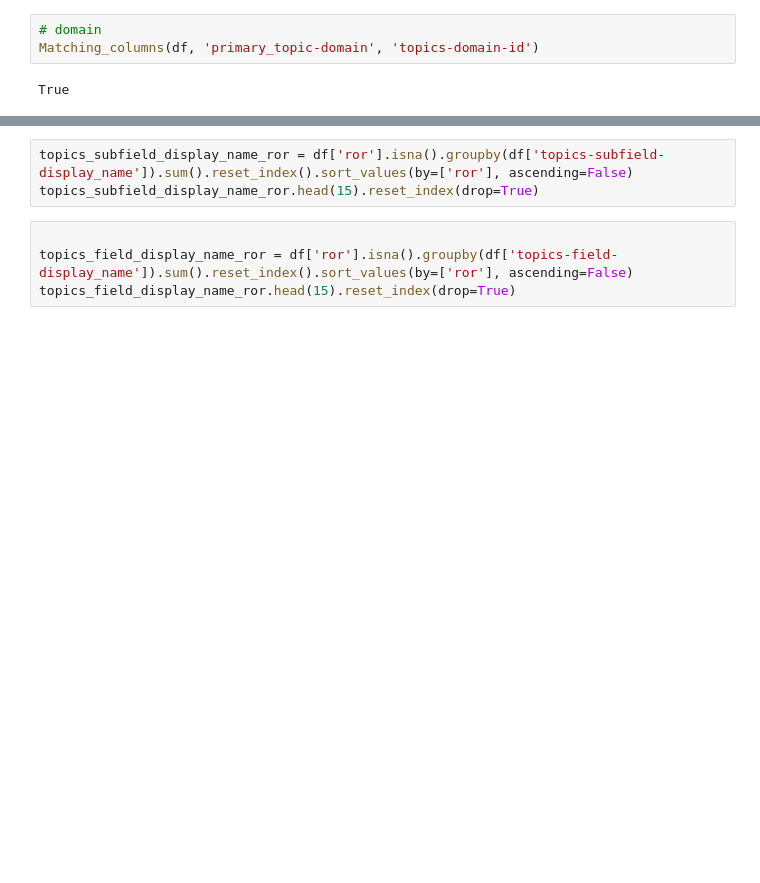
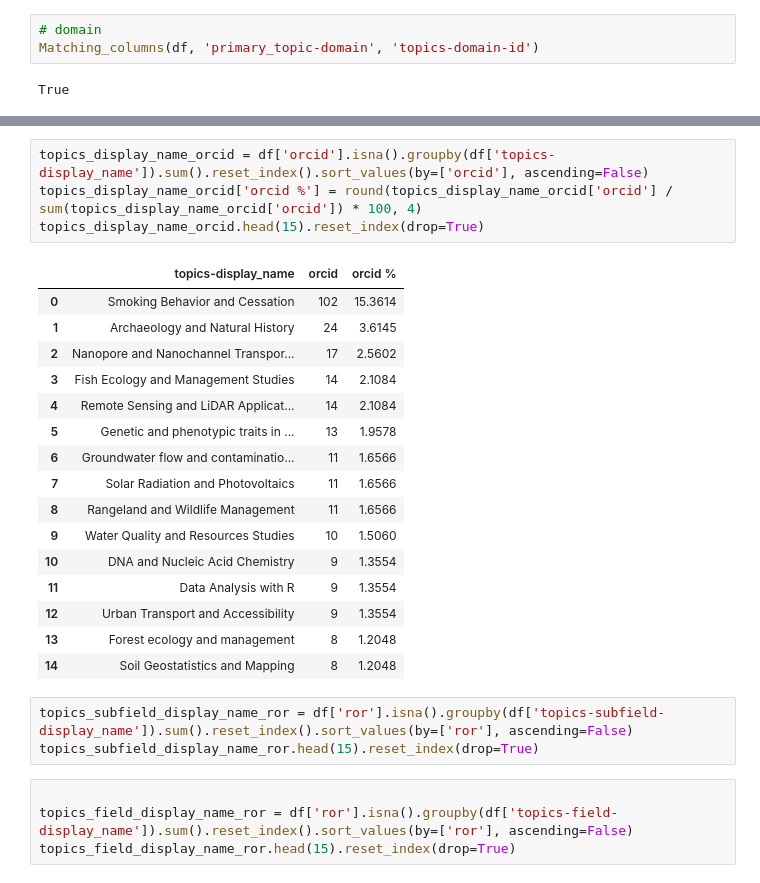
Before and after one commit to senderrr/OpenAlex, a Jupyter notebook: OpenAlexSourceVisuals.ipynb, the cells around one changed output, grey strips where cells are left out. Drawn from its saved outputs; the diff is of its cells as text; blank space fills up the shorter version.

```diff
--- a/OpenAlexSourceVisuals.ipynb
+++ b/OpenAlexSourceVisuals.ipynb
@@ -70,3 +128,24 @@ topics_display_name_ror.head(15).reset_index(drop=True)
+# %%
+topics_display_name_orcid = df['orcid'].isna().groupby(df['topics-display_name']).sum().reset_index().sort_values(by=['orcid'], ascending=False)
+topics_display_name_orcid['orcid %'] = round(topics_display_name_orcid['orcid'] / sum(topics_display_name_orcid['orcid']) * 100, 4)
+topics_display_name_orcid.head(15).reset_index(drop=True)
+# %% [output]
+|  | topics-display_name | orcid | orcid % |
+| 0 | Smoking Behavior and Cessation | 102 | 15.3614 |
+| 1 | Archaeology and Natural History | 24 | 3.6145 |
+| 2 | Nanopore and Nanochannel Transpor... | 17 | 2.5602 |
+| 3 | Fish Ecology and Management Studies | 14 | 2.1084 |
+| 4 | Remote Sensing and LiDAR Applicat... | 14 | 2.1084 |
+| 5 | Genetic and phenotypic traits in ... | 13 | 1.9578 |
+| 6 | Groundwater flow and contaminatio... | 11 | 1.6566 |
+| 7 | Solar Radiation and Photovoltaics | 11 | 1.6566 |
+| 8 | Rangeland and Wildlife Management | 11 | 1.6566 |
+| 9 | Water Quality and Resources Studies | 10 | 1.5060 |
+| 10 | DNA and Nucleic Acid Chemistry | 9 | 1.3554 |
+| 11 | Data Analysis with R | 9 | 1.3554 |
+| 12 | Urban Transport and Accessibility | 9 | 1.3554 |
+| 13 | Forest ecology and management | 8 | 1.2048 |
+| 14 | Soil Geostatistics and Mapping | 8 | 1.2048 |
 # %%
 topics_subfield_display_name_ror = df['ror'].isna().groupby(df['topics-subfield-display_name']).sum().reset_index().sort_values(by=['ror'], ascending=False)
 topics_subfield_display_name_ror.head(15).reset_index(drop=True)
```
Also changed, not shown: parts of 9 cells of this notebook.
